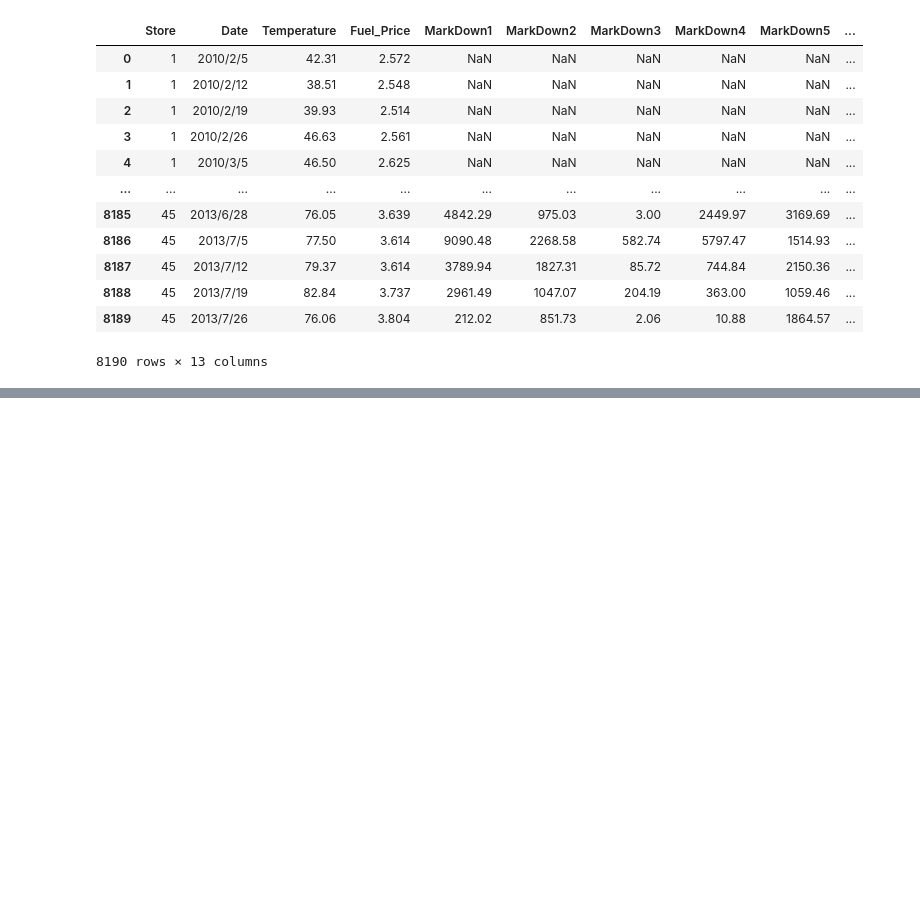
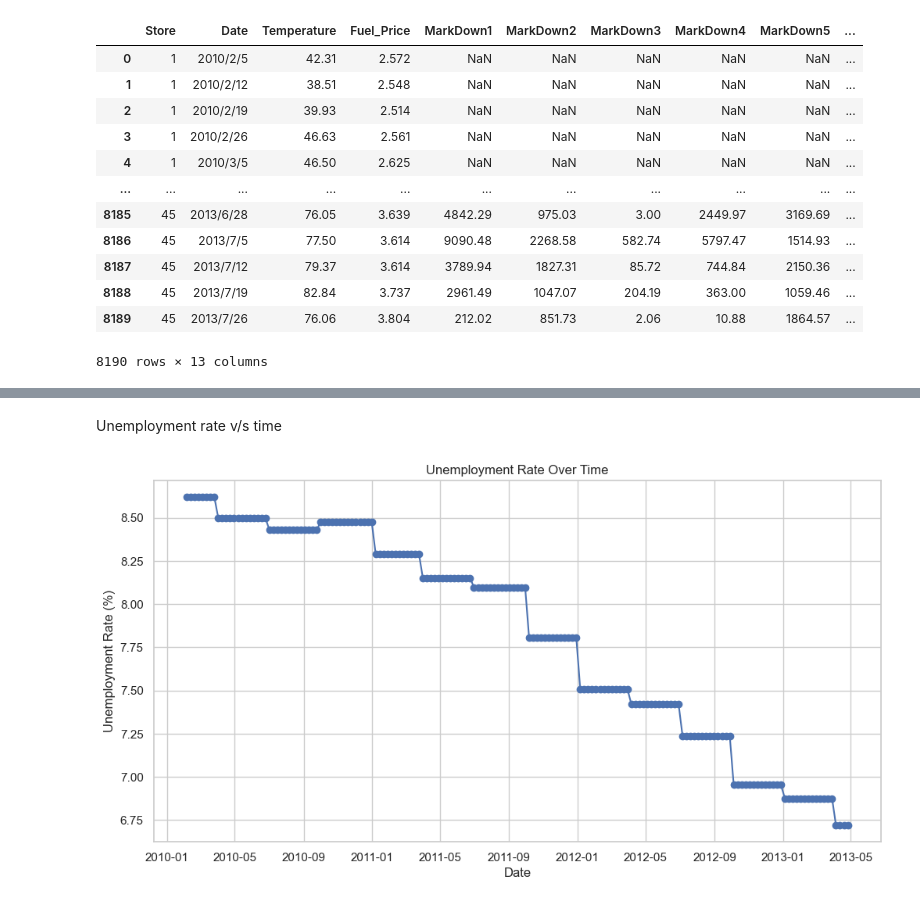
Before and after one commit to likeekil/MGS3101, a Jupyter notebook: archive (1)/data.ipynb, the cells around one changed output, grey strips where cells are left out. Saved outputs shown, nothing was run; the diff lists cells and outputs as text; code cells hidden in the pictures; blank space fills up the shorter version.

```diff
--- a/archive (1)/data.ipynb
+++ b/archive (1)/data.ipynb
@@ -74,0 +89,19 @@ df.describe()
+# %% [markdown]
+Unemployment rate v/s time
+# %%
+df['Date'] = pd.to_datetime(df['Date'])
+
+df_grouped = df.groupby('Date')['Unemployment'].mean().reset_index()
+
+plt.figure(figsize=(12, 6))
+plt.plot(df_grouped['Date'], df_grouped['Unemployment'], marker='o', linestyle='-')
+
+
+plt.title('Unemployment Rate Over Time')
+plt.xlabel('Date')
+plt.ylabel('Unemployment Rate (%)')
+
+plt.grid(True)
+plt.show()
+# %% [output]
+[figure, added]
```
Also changed, not shown: parts of 35 cells of this notebook, 2 other files.
